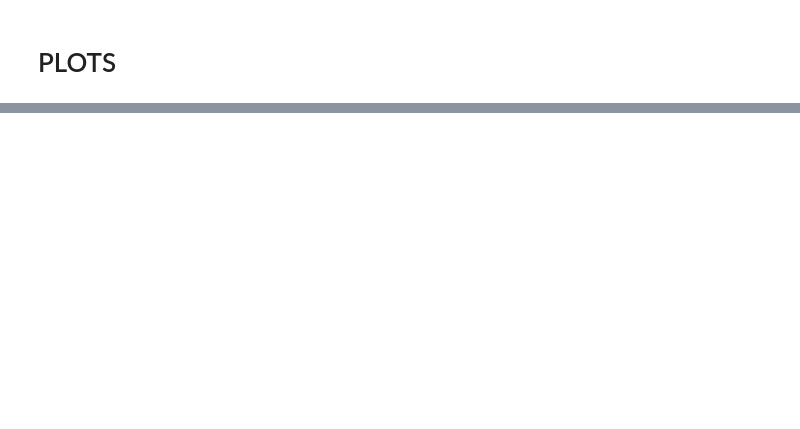
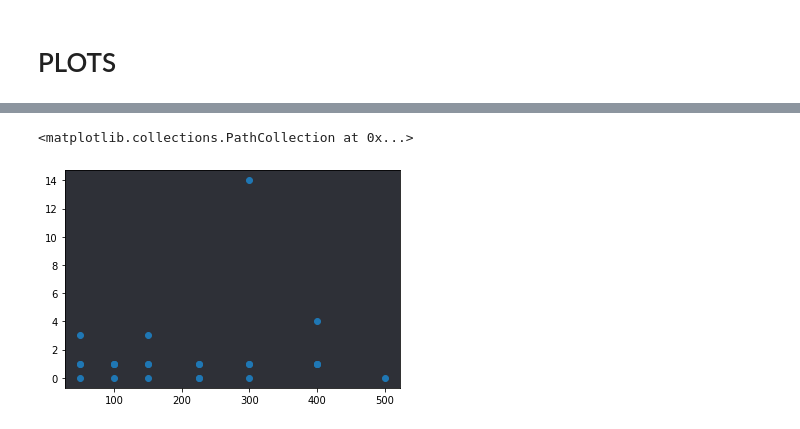
Before and after one commit to dufourc1/SemesterProjectMA3, a Jupyter notebook: notebooks/comparison.ipynb, the cells around one changed output, grey strips where cells are left out. Cells and saved outputs as stored; diff of their text form; code cells hidden in the pictures; blank space fills up the shorter version.

```diff
--- a/notebooks/comparison.ipynb
+++ b/notebooks/comparison.ipynb
@@ -246,3 +318,8 @@ df
+# %%
+plt.scatter(sizes,diff)
+# %% [output]
+<matplotlib.collections.PathCollection at 0x...>
+[figure, added]
 # %%
 plt.rcParams['savefig.facecolor'] = (46/255., 48/255., 55/255.)
 plt.rcParams['axes.facecolor'] = (46/255., 48/255., 55/255.)
```
Also changed, not shown: parts of 9 cells of this notebook.
